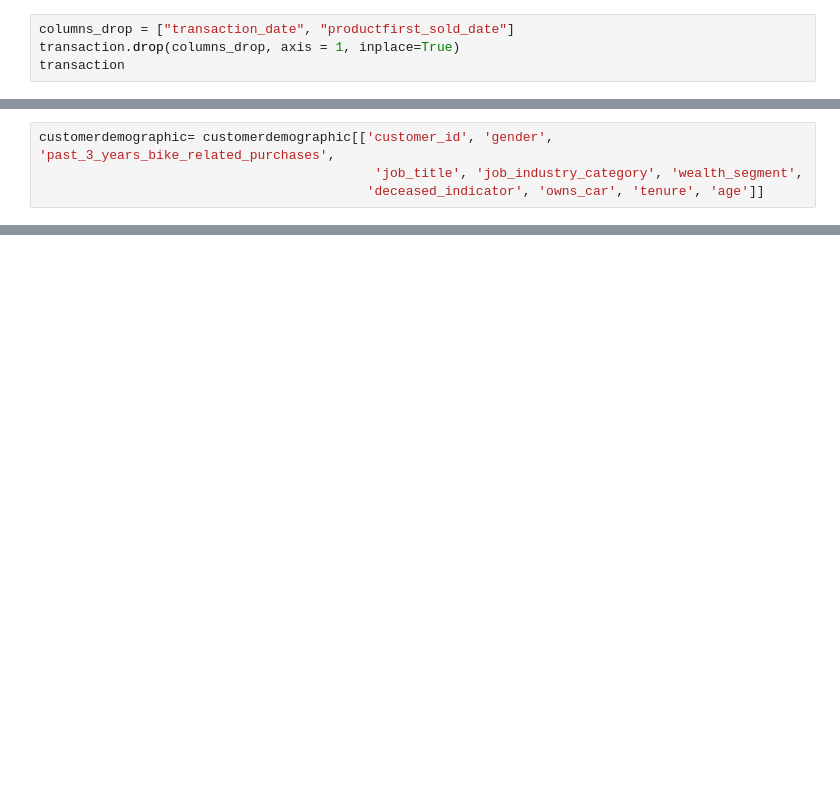
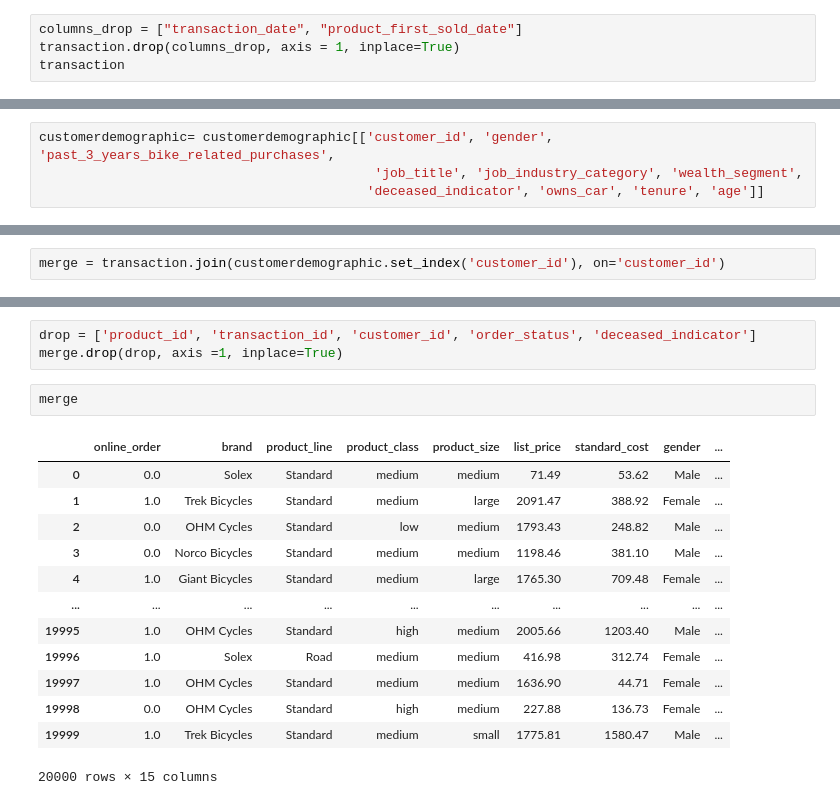
Before and after one commit to VanQuanDONG/Forage, a Jupyter notebook: KPMG/Untitled.ipynb, the cells around one changed output, grey strips where cells are left out. Drawn from its saved outputs; the diff is of its cells as text; blank space fills up the shorter version.

```diff
--- a/KPMG/Untitled.ipynb
+++ b/KPMG/Untitled.ipynb
@@ -22,7 +22,7 @@ transaction
 | 19999 | 20000 | 11 | 1144 | 2017-09-22 | 1.0 | Approved | Trek Bicycles | ... |
 20000 rows × 13 columns
 # %%
-columns_drop = ["transaction_date", "productfirst_sold_date"]
+columns_drop = ["transaction_date", "product_first_sold_date"]
 transaction.drop(columns_drop, axis = 1, inplace=True)
 transaction
 # %% [output]
@@ -56,0 +98,2 @@ customerdemographic
+# %%
+merge = transaction.join(customerdemographic.set_index('customer_id'), on='customer_id')
@@ -56,0 +150,19 @@ customerdemographic
+# %%
+drop = ['product_id', 'transaction_id', 'customer_id', 'order_status', 'deceased_indicator']
+merge.drop(drop, axis =1, inplace=True)
+# %%
+merge
+# %% [output]
+|  | online_order | brand | product_line | product_class | product_size | list_price | standard_cost | gender | ... |
+| 0 | 0.0 | Solex | Standard | medium | medium | 71.49 | 53.62 | Male | ... |
+| 1 | 1.0 | Trek Bicycles | Standard | medium | large | 2091.47 | 388.92 | Female | ... |
+| 2 | 0.0 | OHM Cycles | Standard | low | medium | 1793.43 | 248.82 | Male | ... |
+| 3 | 0.0 | Norco Bicycles | Standard | medium | medium | 1198.46 | 381.10 | Male | ... |
+| 4 | 1.0 | Giant Bicycles | Standard | medium | large | 1765.30 | 709.48 | Female | ... |
+| ... | ... | ... | ... | ... | ... | ... | ... | ... | ... |
+| 19995 | 1.0 | OHM Cycles | Standard | high | medium | 2005.66 | 1203.40 | Male | ... |
+| 19996 | 1.0 | Solex | Road | medium | medium | 416.98 | 312.74 | Female | ... |
+| 19997 | 1.0 | OHM Cycles | Standard | medium | medium | 1636.90 | 44.71 | Female | ... |
+| 19998 | 0.0 | OHM Cycles | Standard | high | medium | 227.88 | 136.73 | Female | ... |
+| 19999 | 1.0 | Trek Bicycles | Standard | medium | small | 1775.81 | 1580.47 | Male | ... |
+20000 rows × 15 columns
```
Also changed, not shown: parts of 12 cells of this notebook.
